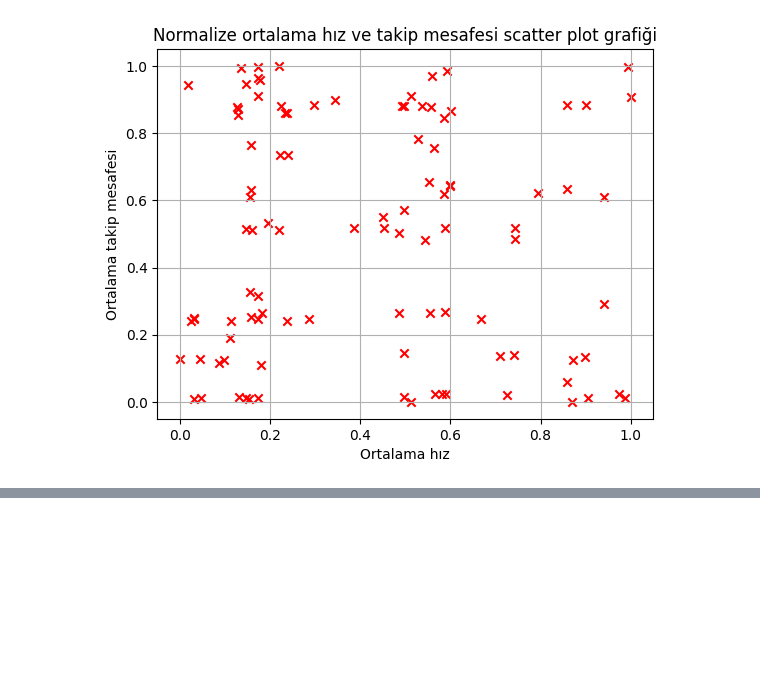
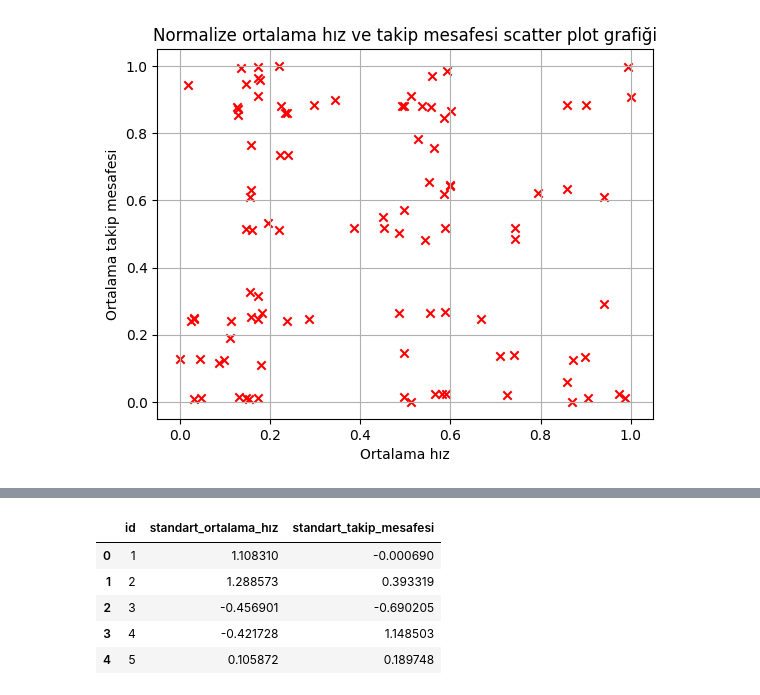
Before and after one commit to barisedin/Yapay_zeka_isleri, a Jupyter notebook: Normalizasyon ve grafikler/Untitled.ipynb, the cells around one changed output, grey strips where cells are left out. Cells and saved outputs as stored; diff of their text form; code cells hidden in the pictures; blank space fills up the shorter version.

```diff
--- a/Normalizasyon ve grafikler/Untitled.ipynb
+++ b/Normalizasyon ve grafikler/Untitled.ipynb
@@ -173,0 +211,9 @@ standartization_veri["id"] = df["id"]
+# %%
+standar_veri.head()
+# %% [output]
+|  | id | standart_ortalama_hız | standart_takip_mesafesi |
+| 0 | 1 | 1.108310 | -0.000690 |
+| 1 | 2 | 1.288573 | 0.393319 |
+| 2 | 3 | -0.456901 | -0.690205 |
+| 3 | 4 | -0.421728 | 1.148503 |
+| 4 | 5 | 0.105872 | 0.189748 |
```
Also changed, not shown: parts of 8 cells of this notebook.
